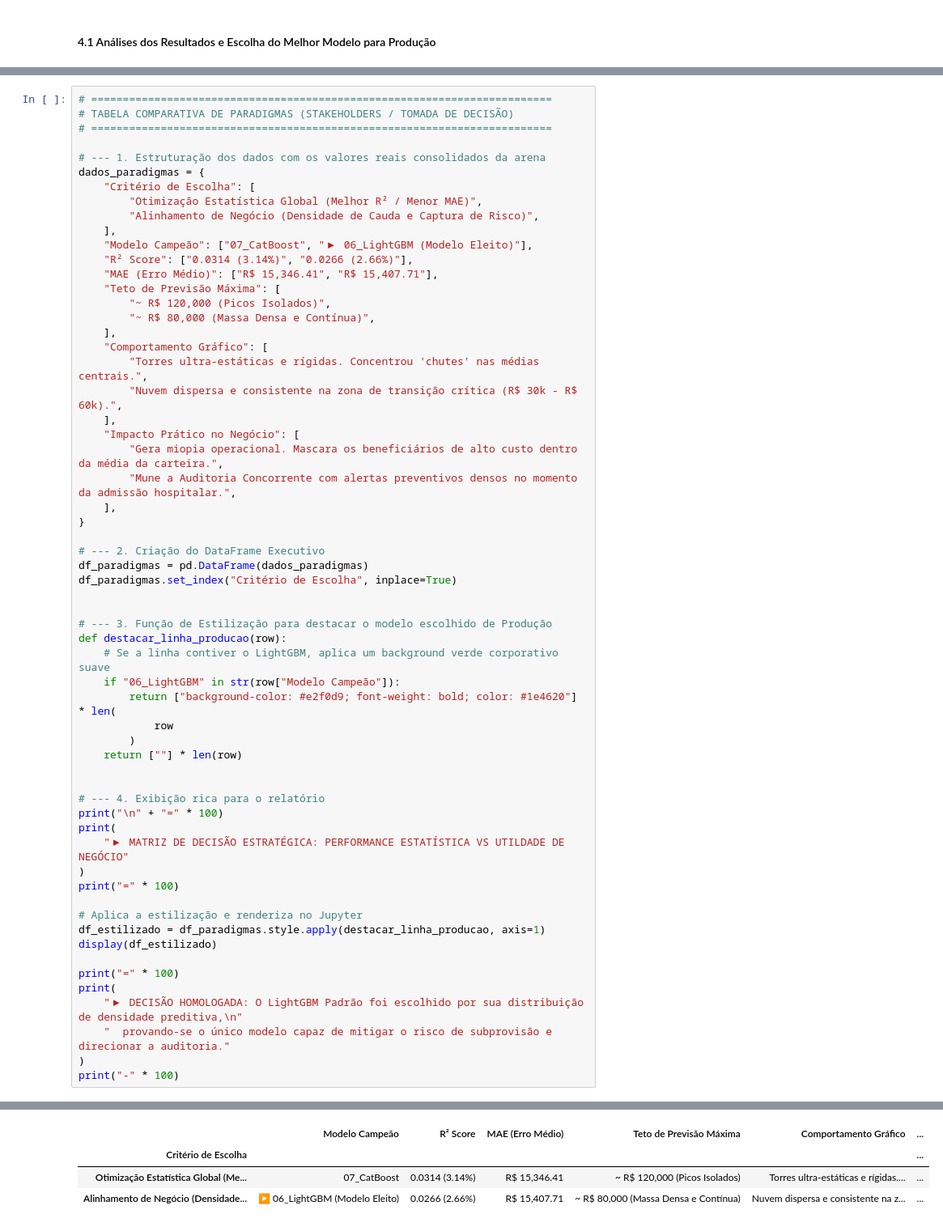
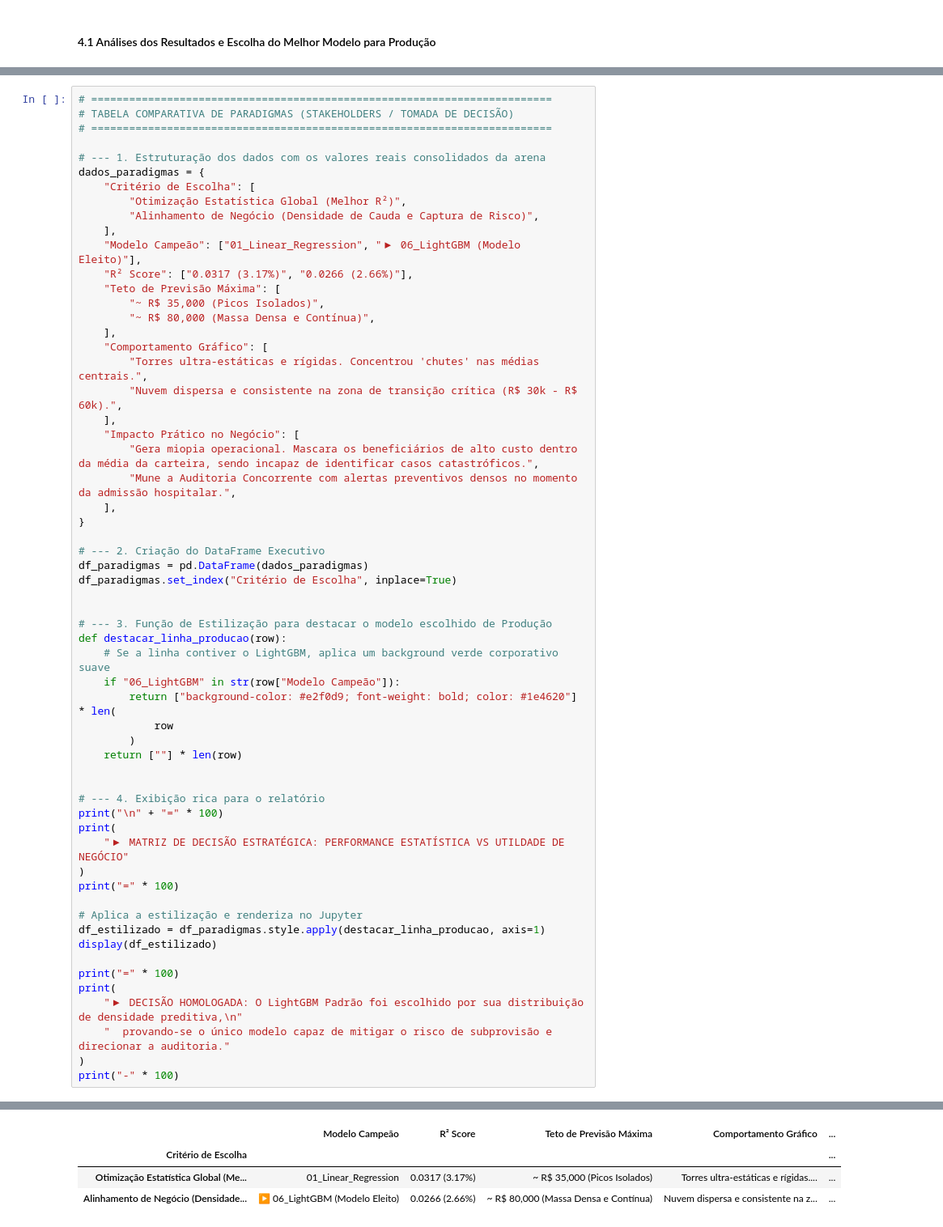
Before and after one commit to JulianaGalli/healthcare-cost-prediction, a Jupyter notebook: healthcare-cost-prediction.ipynb, the cells around one changed output, grey strips where cells are left out. Shown at 81% size. Drawn from its saved outputs; the diff is of its cells as text.

```diff
--- a/healthcare-cost-prediction.ipynb
+++ b/healthcare-cost-prediction.ipynb
@@ -2830,14 +2830,13 @@ else:
 # --- 1. Estruturação dos dados com os valores reais consolidados da arena
 dados_paradigmas = {
     "Critério de Escolha": [
-        "Otimização Estatística Global (Melhor R² / Menor MAE)",
+        "Otimização Estatística Global (Melhor R²)",
         "Alinhamento de Negócio (Densidade de Cauda e Captura de Risco)",
     ],
-    "Modelo Campeão": ["07_CatBoost", "▶ 06_LightGBM (Modelo Eleito)"],
-    "R² Score": ["0.0314 (3.14%)", "0.0266 (2.66%)"],
-    "MAE (Erro Médio)": ["R$ 15,346.41", "R$ 15,407.71"],
+    "Modelo Campeão": ["01_Linear_Regression", "▶ 06_LightGBM (Modelo Eleito)"],
+    "R² Score": ["0.0317 (3.17%)", "0.0266 (2.66%)"],
     "Teto de Previsão Máxima": [
-        "~ R$ 120,000 (Picos Isolados)",
+        "~ R$ 35,000 (Picos Isolados)",
         "~ R$ 80,000 (Massa Densa e Contínua)",
     ],
     "Comportamento Gráfico": [
@@ -2845,7 +2844,7 @@ dados_paradigmas = {
         "Nuvem dispersa e consistente na zona de transição crítica (R$ 30k - R$ 60k).",
     ],
     "Impacto Prático no Negócio": [
-        "Gera miopia operacional. Mascara os beneficiários de alto custo dentro da média da carteira.",
+        "Gera miopia operacional. Mascara os beneficiários de alto custo dentro da média da carteira, sendo incapaz de identificar casos catastróficos.",
         "Mune a Auditoria Concorrente com alertas preventivos densos no momento da admissão hospitalar.",
     ],
 }
@@ -2859,37 +2858,37 @@ df_paradigmas.set_index("Critério de Escolha", inplace=True)
 def destacar_linha_producao(row):
     # Se a linha contiver o LightGBM, aplica um background verde corporativo suave
     if "06_LightGBM" in str(row["Modelo Campeão"]):
         return ["background-color: #e2f0d9; font-weight: bold; color: #1e4620"] * len(
             row
         )
     return [""] * len(row)
 
 
 # --- 4. Exibição rica para o relatório
 print("\n" + "=" * 100)
 print(
     "▶ MATRIZ DE DECISÃO ESTRATÉGICA: PERFORMANCE ESTATÍSTICA VS UTILDADE DE NEGÓCIO"
 )
 print("=" * 100)
 
 # Aplica a estilização e renderiza no Jupyter
 df_estilizado = df_paradigmas.style.apply(destacar_linha_producao, axis=1)
 display(df_estilizado)
 
 print("=" * 100)
 print(
     "▶ DECISÃO HOMOLOGADA: O LightGBM Padrão foi escolhido por sua distribuição de densidade preditiva,\n"
     "  provando-se o único modelo capaz de mitigar o risco de subprovisão e direcionar a auditoria."
 )
 print("-" * 100)
 # %% [output]
 ====================================================================================================
 ▶ MATRIZ DE DECISÃO ESTRATÉGICA: PERFORMANCE ESTATÍSTICA VS UTILDADE DE NEGÓCIO
 ====================================================================================================
-|  | Modelo Campeão | R² Score | MAE (Erro Médio) | Teto de Previsão Máxima | Comportamento Gráfico | ... |
-| Critério de Escolha |  |  |  |  |  | ... |
-| Otimização Estatística Global (Me... | 07_CatBoost | 0.0314 (3.14%) | R$ 15,346.41 | ~ R$ 120,000 (Picos Isolados) | Torres ultra-estáticas e rígidas.... | ... |
-| Alinhamento de Negócio (Densidade... | ▶ 06_LightGBM (Modelo Eleito) | 0.0266 (2.66%) | R$ 15,407.71 | ~ R$ 80,000 (Massa Densa e Contínua) | Nuvem dispersa e consistente na z... | ... |
+|  | Modelo Campeão | R² Score | Teto de Previsão Máxima | Comportamento Gráfico | ... |
+| Critério de Escolha |  |  |  |  | ... |
+| Otimização Estatística Global (Me... | 01_Linear_Regression | 0.0317 (3.17%) | ~ R$ 35,000 (Picos Isolados) | Torres ultra-estáticas e rígidas.... | ... |
+| Alinhamento de Negócio (Densidade... | ▶ 06_LightGBM (Modelo Eleito) | 0.0266 (2.66%) | ~ R$ 80,000 (Massa Densa e Contínua) | Nuvem dispersa e consistente na z... | ... |
 ====================================================================================================
 ▶ DECISÃO HOMOLOGADA: O LightGBM Padrão foi escolhido por sua distribuição de densidade preditiva,
   provando-se o único modelo capaz de mitigar o risco de subprovisão e direcionar a auditoria.
```
Also changed, not shown: parts of 1 cell of this notebook.
